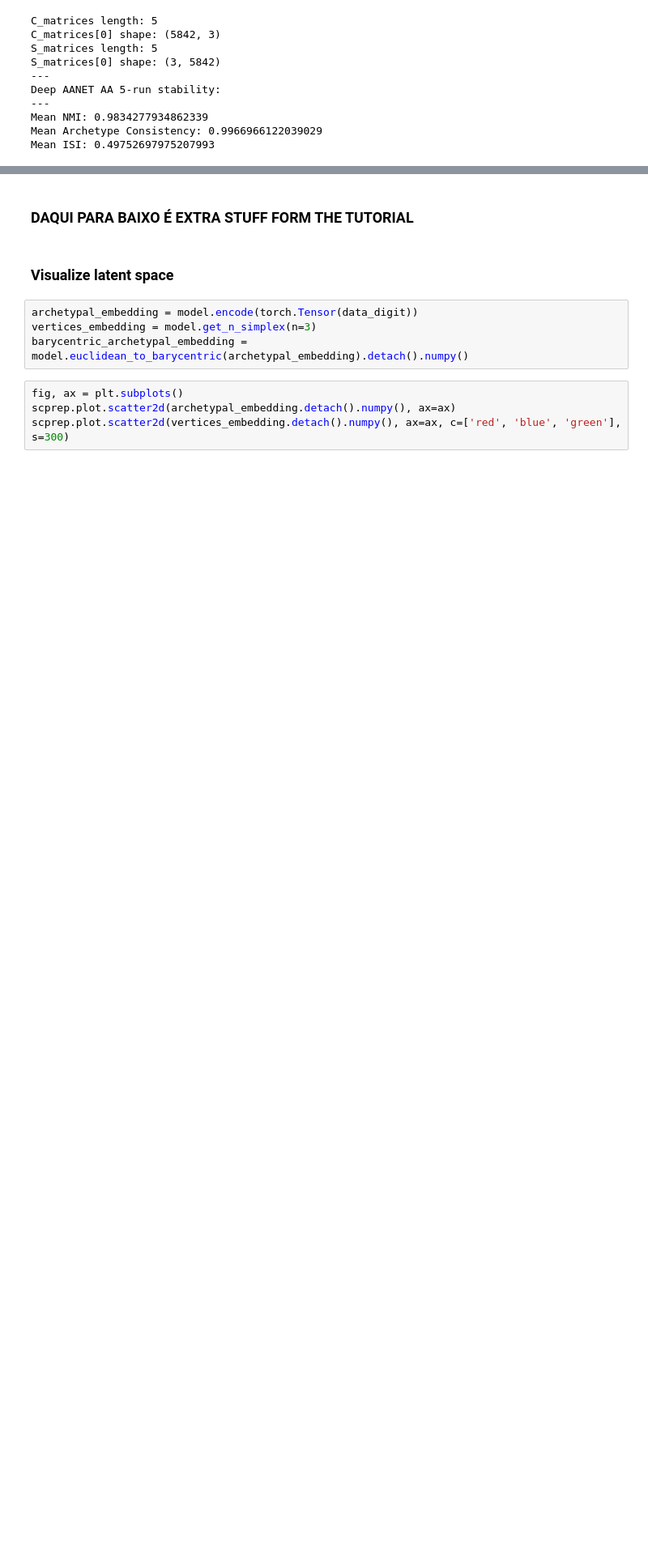
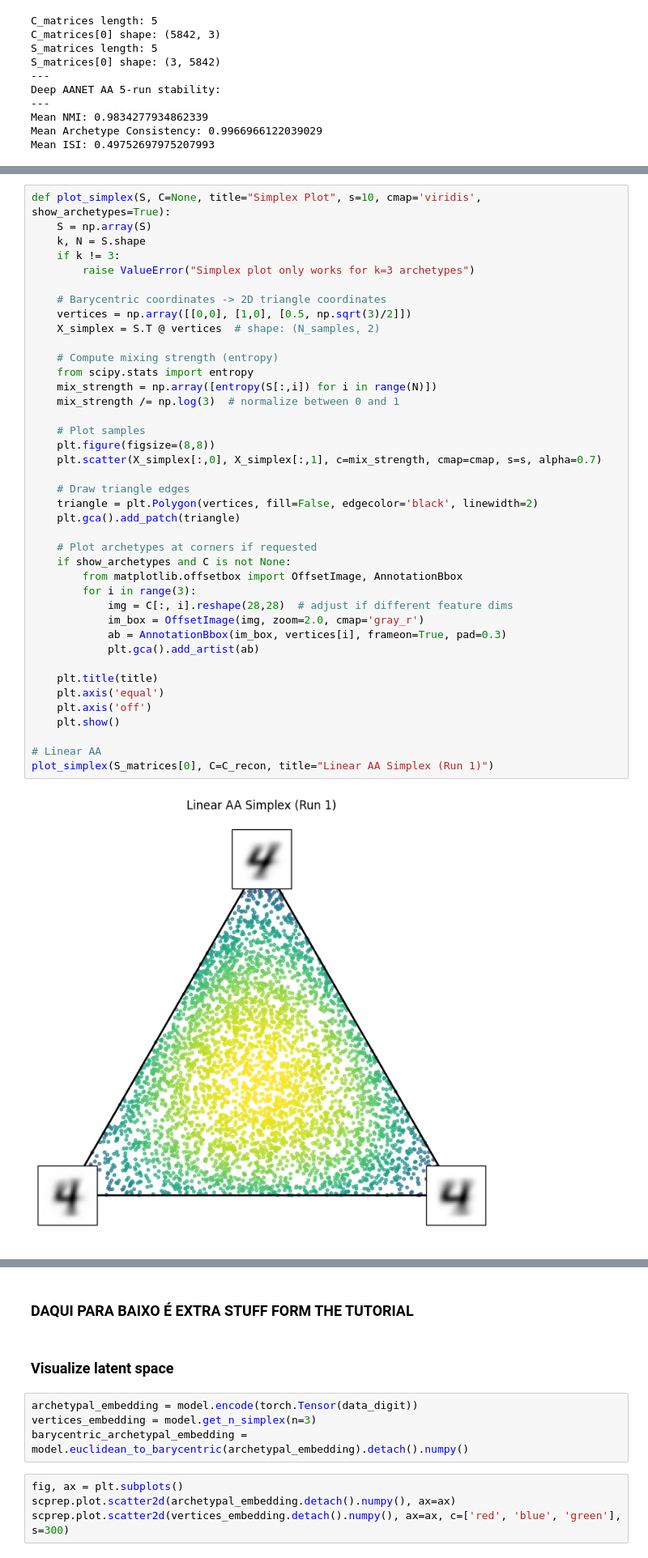
Before and after one commit to joaommata/Deep-Archetypal-Analysis, a Jupyter notebook: AAnet/example_notebooks/AAnet_MNIST_example.ipynb, the cells around one changed output, grey strips where cells are left out. Shown at 81% size. Saved outputs shown, nothing was run; the diff lists cells and outputs as text; blank space fills up the shorter version.

```diff
--- a/AAnet/example_notebooks/AAnet_MNIST_example.ipynb
+++ b/AAnet/example_notebooks/AAnet_MNIST_example.ipynb
@@ -269,0 +337,42 @@ Mean ISI: 0.49752697975207993
+# %%
+def plot_simplex(S, C=None, title="Simplex Plot", s=10, cmap='viridis', show_archetypes=True):
+    S = np.array(S)
+    k, N = S.shape
+    if k != 3:
+        raise ValueError("Simplex plot only works for k=3 archetypes")
+
+    # Barycentric coordinates -> 2D triangle coordinates
+    vertices = np.array([[0,0], [1,0], [0.5, np.sqrt(3)/2]])
+    X_simplex = S.T @ vertices  # shape: (N_samples, 2)
+
+    # Compute mixing strength (entropy)
+    from scipy.stats import entropy
+    mix_strength = np.array([entropy(S[:,i]) for i in range(N)])
+    mix_strength /= np.log(3)  # normalize between 0 and 1
+
+    # Plot samples
+    plt.figure(figsize=(8,8))
+    plt.scatter(X_simplex[:,0], X_simplex[:,1], c=mix_strength, cmap=cmap, s=s, alpha=0.7)
+
+    # Draw triangle edges
+    triangle = plt.Polygon(vertices, fill=False, edgecolor='black', linewidth=2)
+    plt.gca().add_patch(triangle)
+
+    # Plot archetypes at corners if requested
+    if show_archetypes and C is not None:
+        from matplotlib.offsetbox import OffsetImage, AnnotationBbox
+        for i in range(3):
+            img = C[:, i].reshape(28,28)  # adjust if different feature dims
+            im_box = OffsetImage(img, zoom=2.0, cmap='gray_r')
+            ab = AnnotationBbox(im_box, vertices[i], frameon=True, pad=0.3)
+            plt.gca().add_artist(ab)
+
+    plt.title(title)
+    plt.axis('equal')
+    plt.axis('off')
+    plt.show()
+
+# Linear AA
+plot_simplex(S_matrices[0], C=C_recon, title="Linear AA Simplex (Run 1)")
+# %% [output]
+[figure, added]
```
Also changed, not shown: parts of 14 cells of this notebook, 1 other file.
